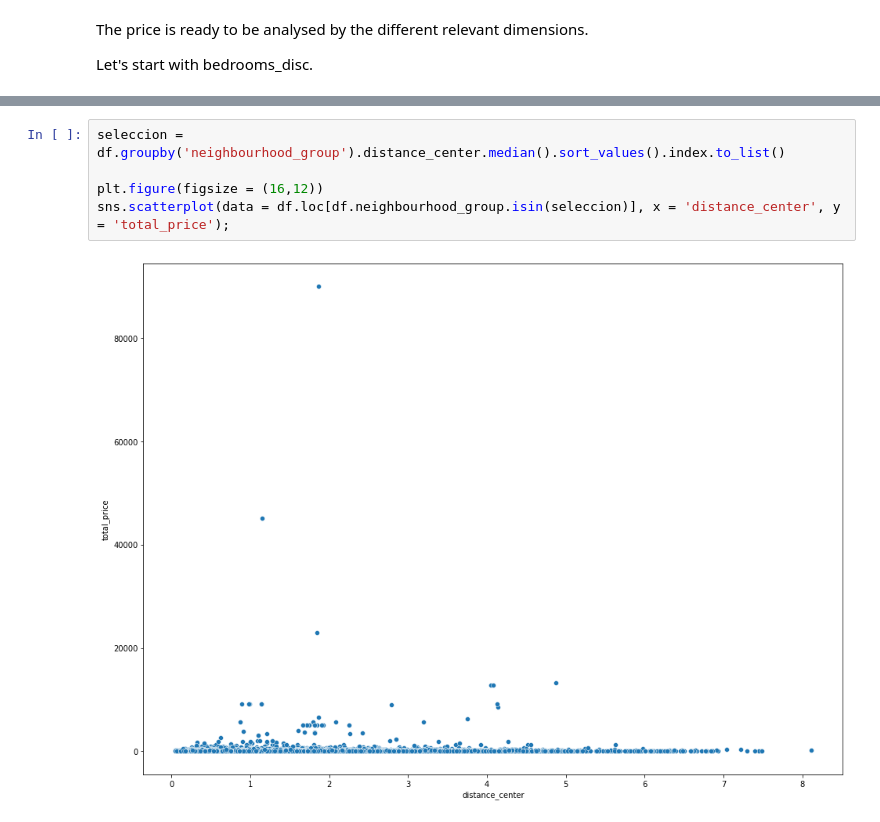
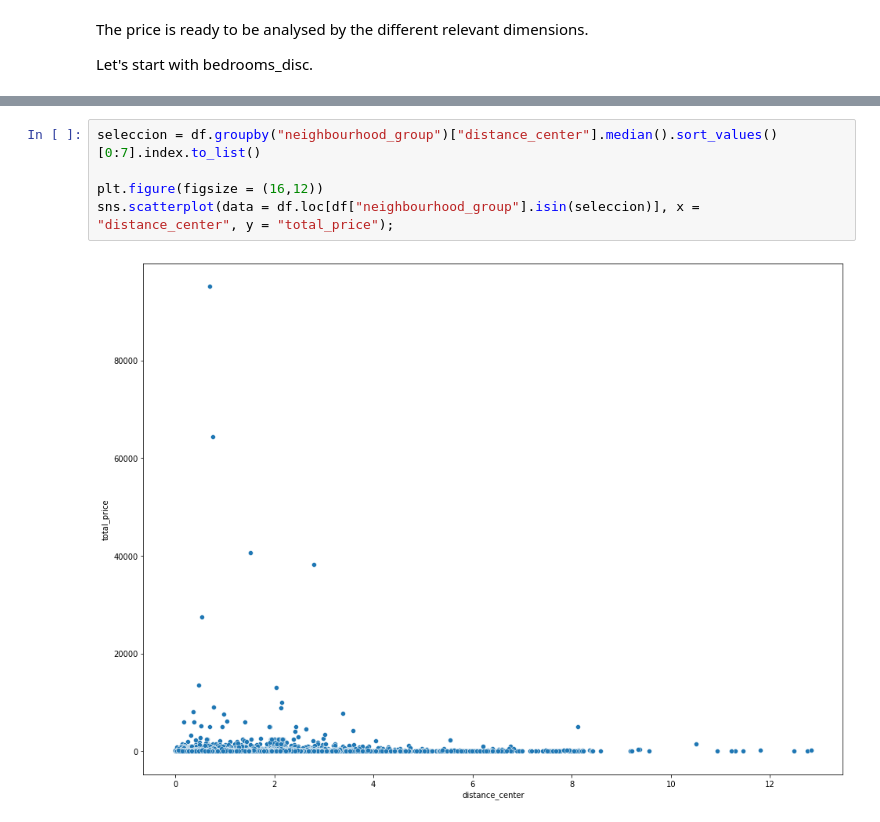
Before and after one commit to luis-cj/data-science-retail-market-madrid, a Jupyter notebook: retail_market_madrid_part_4.ipynb, the cells around one changed output, grey strips where cells are left out. Drawn from its saved outputs; the diff is of its cells as text.

```diff
--- a/retail_market_madrid_part_4.ipynb
+++ b/retail_market_madrid_part_4.ipynb
@@ -318,7 +396,7 @@ Name: distance_center, dtype: float64
 # %%
-seleccion = df.groupby('neighbourhood_group').distance_center.median().sort_values().index.to_list()
+seleccion = df.groupby("neighbourhood_group")["distance_center"].median().sort_values()[0:7].index.to_list()
 
 plt.figure(figsize = (16,12))
-sns.scatterplot(data = df.loc[df.neighbourhood_group.isin(seleccion)], x = 'distance_center', y = 'total_price');
+sns.scatterplot(data = df.loc[df["neighbourhood_group"].isin(seleccion)], x = "distance_center", y = "total_price");
 # %% [output]
-[figure, old version]
+[figure, new version]
```
Also changed, not shown: parts of 44 cells of this notebook.
